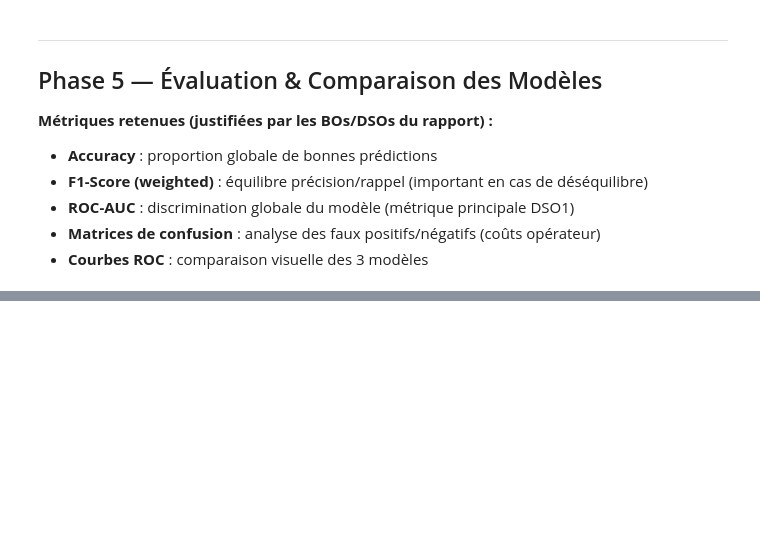
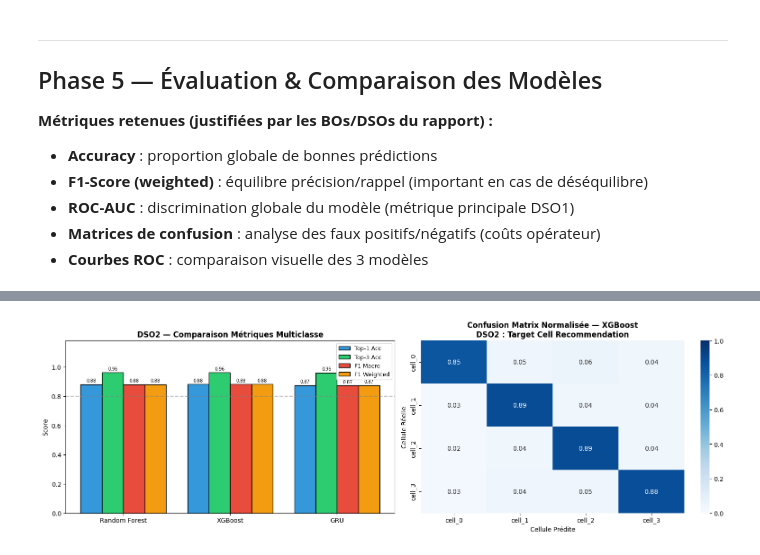
Before and after one commit to wiembenhassine/Esprit-PI-4DATA-2026-5G-Handover-Optimization, a Jupyter notebook: notebooks/5G_Handover_Pipeline_CRISP_DM (1).ipynb, the cells around one changed output, grey strips where cells are left out. Cells and saved outputs as stored; diff of their text form; code cells hidden in the pictures; blank space fills up the shorter version.

```diff
--- a/notebooks/5G_Handover_Pipeline_CRISP_DM (1).ipynb
+++ b/notebooks/5G_Handover_Pipeline_CRISP_DM (1).ipynb
@@ -860,0 +1351,87 @@ RÉSUMÉ DES PERFORMANCES :
+# %%
+# ── DSO2-5.2 : Évaluation Complète — Comparaison des 3 Modèles DSO2 ────────
+#
+# MÉTRIQUES SPÉCIFIQUES DSO2 (différentes de DSO1) :
+#   Top-1 Accuracy : critère principal — bonne cellule au 1er rang
+#   Top-3 Accuracy : l'opérateur peut valider la recommandation parmi 3 candidats
+#   F1 Macro       : on veut TOUTES les cellules bien reconnues (pas juste les plus fréquentes)
+#   Confusion Matrix normalisée : révèle quelles cellules sont confondues (zones ambiguës)
+
+print('=' * 65)
+print('📊 DSO2 — PHASE 5 : ÉVALUATION & COMPARAISON')
+print('=' * 65)
+
+results_dso2 = pd.DataFrame({
+    'Modèle':         ['Random Forest', 'XGBoost', 'GRU (DL)'],
+    'Type':           ['ML classique',  'ML avancé', 'Deep Learning'],
+    'Top-1 Accuracy': [top1_rf_d2,  top1_xgb_d2,  top1_gru_d2],
+    'Top-3 Accuracy': [top3_rf_d2,  top3_xgb_d2,  top3_gru_d2],
+    'F1 Macro':       [f1_macro_rf_d2,  f1_macro_xgb_d2,  f1_macro_gru_d2],
+    'F1 Weighted':    [f1_weight_rf_d2, f1_weight_xgb_d2, f1_weight_gru_d2],
+})
+
+disp_dso2 = results_dso2.copy()
+for col in ['Top-1 Accuracy', 'Top-3 Accuracy', 'F1 Macro', 'F1 Weighted']:
+    disp_dso2[col] = disp_dso2[col].map('{:.4f}'.format)
+
+print('\n📋 TABLEAU COMPARATIF DSO2')
+print('=' * 65)
+print(disp_dso2.to_string(index=False))
+
+best_idx_d2  = results_dso2['Top-1 Accuracy'].idxmax()
+best_name_d2 = results_dso2.loc[best_idx_d2, 'Modèle']
+print(f'\n🏆 Meilleur modèle DSO2 : {best_name_d2}')
+print(f'   Top-1={results_dso2.loc[best_idx_d2,"Top-1 Accuracy"]:.4f} | Top-3={results_dso2.loc[best_idx_d2,"Top-3 Accuracy"]:.4f}')
+
+results_dso2.to_csv('results/dso2_model_comparison.csv', index=False)
+print('\n✅ Résultats sauvegardés : results/dso2_model_comparison.csv')
+
+# ── Barplot comparatif ───────────────────────────────────────────────────────
+fig, axes = plt.subplots(1, 2, figsize=(16, 5))
+x = np.arange(3); w = 0.2
+model_names_d2 = ['Random Forest', 'XGBoost', 'GRU']
+
+b1 = axes[0].bar(x-w*1.5, [top1_rf_d2, top1_xgb_d2, top1_gru_d2], w, label='Top-1 Acc',   color='#3498db', edgecolor='black')
+b2 = axes[0].bar(x-w*0.5, [top3_rf_d2, top3_xgb_d2, top3_gru_d2], w, label='Top-3 Acc',   color='#2ecc71', edgecolor='black')
+b3 = axes[0].bar(x+w*0.5, [f1_macro_rf_d2,  f1_macro_xgb_d2,  f1_macro_gru_d2],  w, label='F1 Macro',    color='#e74c3c', edgecolor='black')
+b4 = axes[0].bar(x+w*1.5, [f1_weight_rf_d2, f1_weight_xgb_d2, f1_weight_gru_d2], w, label='F1 Weighted', color='#f39c12', edgecolor='black')
+
+axes[0].set_xticks(x); axes[0].set_xticklabels(model_names_d2)
+axes[0].set_ylim(0, 1.18)
+axes[0].set_title('DSO2 — Comparaison Métriques Multiclasse', fontweight='bold')
+axes[0].set_ylabel('Score'); axes[0].legend(fontsize=9)
+axes[0].axhline(0.8, color='gray', linestyle='--', alpha=0.5)
+for bars in [b1, b2, b3, b4]:
+    for bar in bars:
+        axes[0].text(bar.get_x()+bar.get_width()/2., bar.get_height()+0.01,
+                     f'{bar.get_height():.2f}', ha='center', va='bottom', fontsize=7)
+
+# ── Matrice de confusion normalisée (meilleur modèle) ────────────────────────
+best_preds_d2 = {'Random Forest': y_pred_rf_d2, 'XGBoost': y_pred_xgb_d2, 'GRU (DL)': y_pred_gru_d2}
+cm_best = confusion_matrix(y_test_d2, best_preds_d2[best_name_d2])
+cm_norm = cm_best.astype(float) / cm_best.sum(axis=1, keepdims=True)
+
+sns.heatmap(cm_norm, annot=True, fmt='.2f', cmap='Blues', ax=axes[1],
+            xticklabels=cell_encoder.classes_, yticklabels=cell_encoder.classes_,
+            vmin=0, vmax=1)
+axes[1].set_title(f'Confusion Matrix Normalisée — {best_name_d2}\nDSO2 : Target Cell Recommendation',
+                  fontweight='bold')
+axes[1].set_ylabel('Cellule Réelle'); axes[1].set_xlabel('Cellule Prédite')
+
+plt.tight_layout()
+plt.savefig('results/dso2_evaluation.png', dpi=150, bbox_inches='tight')
+plt.show()
+
+# ── Matrices de confusion des 3 modèles ─────────────────────────────────────
+fig, axes_cm = plt.subplots(1, 3, figsize=(17, 4))
+for ax_cm, (pred, name) in zip(axes_cm,
+    [(y_pred_rf_d2,'Random Forest'),(y_pred_xgb_d2,'XGBoost'),(y_pred_gru_d2,'GRU')]):
+    sns.heatmap(confusion_matrix(y_test_d2, pred), annot=True, fmt='d', cmap='Blues', ax=ax_cm,
+                xticklabels=cell_encoder.classes_, yticklabels=cell_encoder.classes_)
+    ax_cm.set_title(f'Confusion Matrix — {name}', fontweight='bold')
+    ax_cm.set_ylabel('Réel'); ax_cm.set_xlabel('Prédit')
+plt.suptitle('DSO2 — Matrices de Confusion (3 Modèles)', fontweight='bold')
+plt.tight_layout()
+plt.savefig('results/dso2_all_confusion_matrices.png', dpi=150, bbox_inches='tight')
+plt.show()
+# %% [output]
@@ -860,0 +1453 @@ RÉSUMÉ DES PERFORMANCES :
+[figure, added]
```
Also changed, not shown: parts of 19 cells of this notebook.
